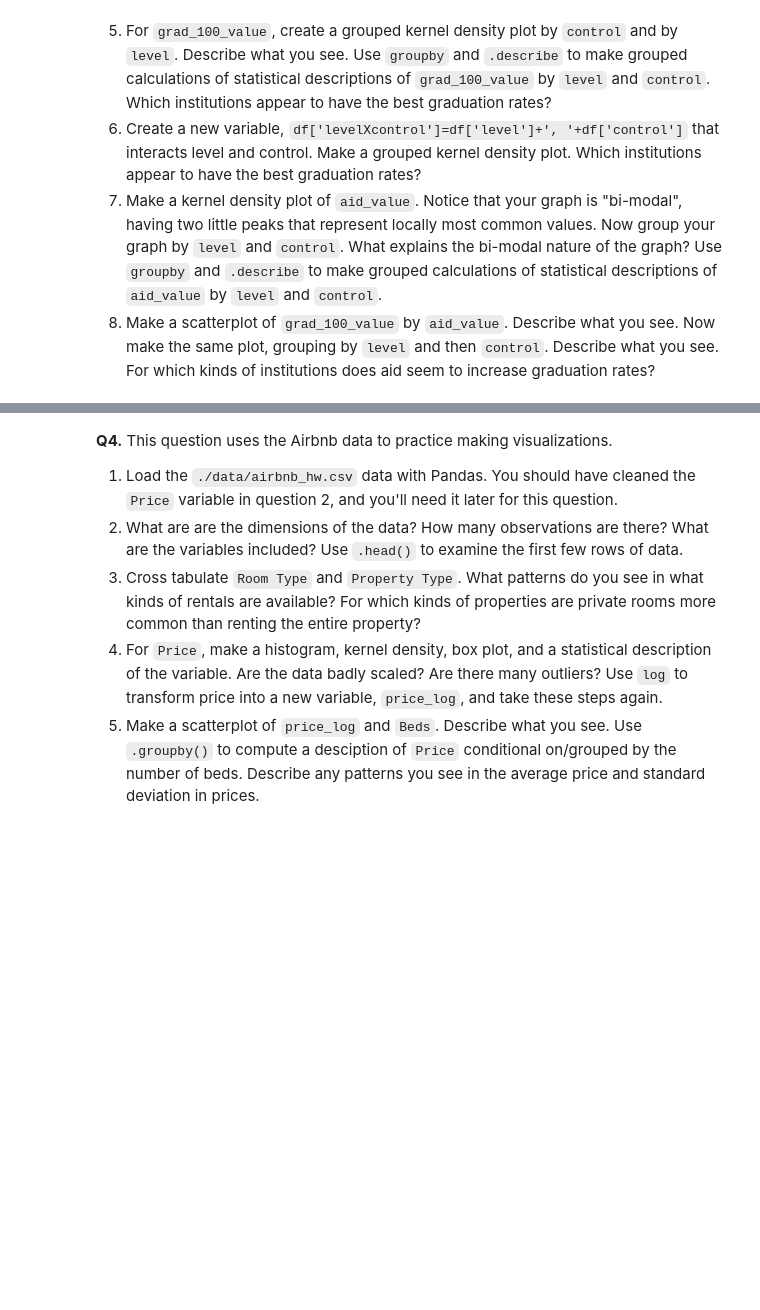
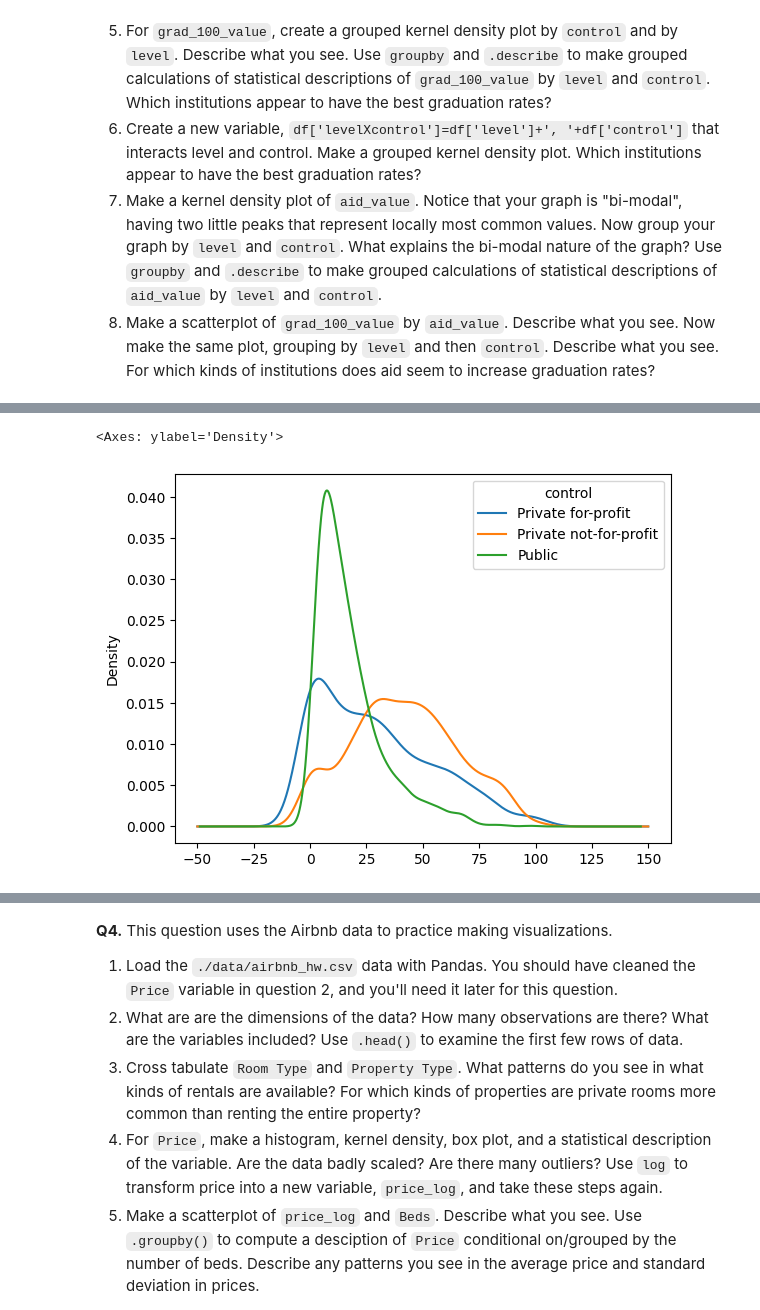
Before and after one commit to Ann924/assignment2, a Jupyter notebook: Copy_of_assignment2.ipynb, the cells around one changed output, grey strips where cells are left out. Drawn from its saved outputs; the diff is of its cells as text; code cells hidden in the pictures; blank space fills up the shorter version.

```diff
--- a/Copy_of_assignment2.ipynb
+++ b/Copy_of_assignment2.ipynb
@@ -295,0 +358,6 @@ The "relevant" variables for this question are:
+# %%
+df_wide = df.pivot(columns=['control'],values='grad_100_value')
+df_wide.plot.density()
+# %% [output]
+<Axes: ylabel='Density'>
+[figure, added]
```
Also changed, not shown: parts of 12 cells of this notebook.
